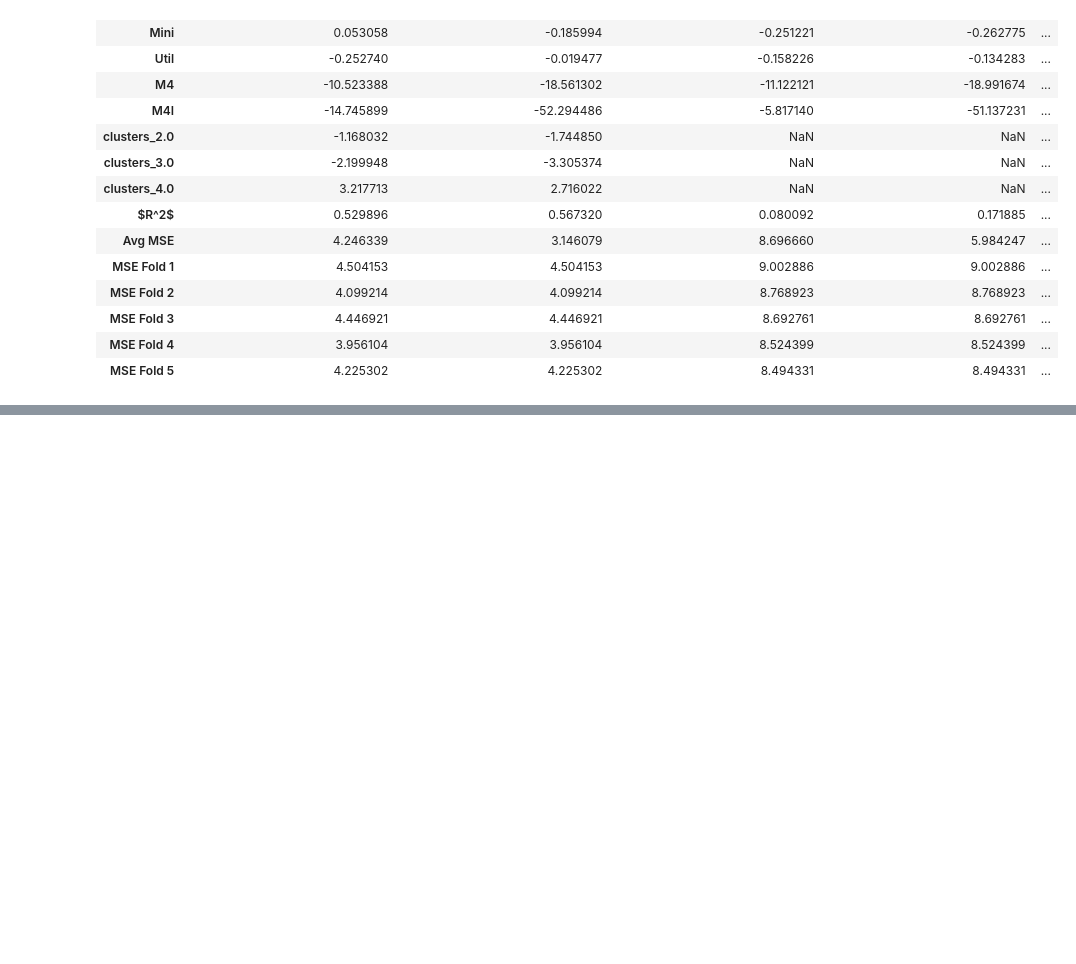
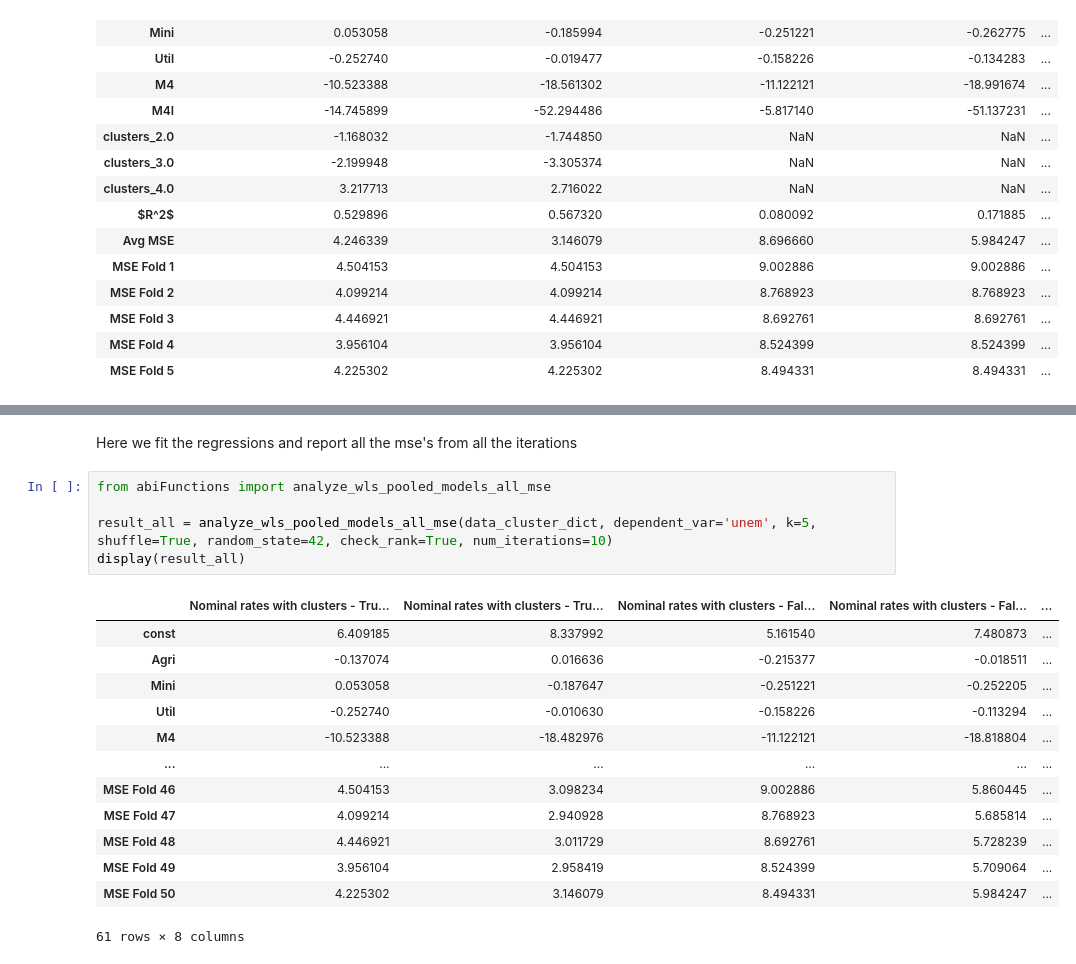
Before and after one commit to abeylystic/AbiodunsProject, a Jupyter notebook: Summer project update/New Updates/Nominal_WLS_PooledOLS.ipynb, the cells around one changed output, grey strips where cells are left out. Drawn from its saved outputs; the diff is of its cells as text; blank space fills up the shorter version.

```diff
--- a/Summer project update/New Updates/Nominal_WLS_PooledOLS.ipynb
+++ b/Summer project update/New Updates/Nominal_WLS_PooledOLS.ipynb
@@ -221,0 +222,21 @@ display(result_df)
+# %% [markdown]
+Here we fit the regressions and report all the mse's from all the iterations
+# %%
+from abiFunctions import analyze_wls_pooled_models_all_mse
+
+result_all = analyze_wls_pooled_models_all_mse(data_cluster_dict, dependent_var='unem', k=5, shuffle=True, random_state=42, check_rank=True, num_iterations=10)
+display(result_all)
+# %% [output]
+|  | Nominal rates with clusters - Tru... | Nominal rates with clusters - Tru... | Nominal rates with clusters - Fal... | Nominal rates with clusters - Fal... | ... |
+| const | 6.409185 | 8.337992 | 5.161540 | 7.480873 | ... |
+| Agri | -0.137074 | 0.016636 | -0.215377 | -0.018511 | ... |
+| Mini | 0.053058 | -0.187647 | -0.251221 | -0.252205 | ... |
+| Util | -0.252740 | -0.010630 | -0.158226 | -0.113294 | ... |
+| M4 | -10.523388 | -18.482976 | -11.122121 | -18.818804 | ... |
+| ... | ... | ... | ... | ... | ... |
+| MSE Fold 46 | 4.504153 | 3.098234 | 9.002886 | 5.860445 | ... |
+| MSE Fold 47 | 4.099214 | 2.940928 | 8.768923 | 5.685814 | ... |
+| MSE Fold 48 | 4.446921 | 3.011729 | 8.692761 | 5.728239 | ... |
+| MSE Fold 49 | 3.956104 | 2.958419 | 8.524399 | 5.709064 | ... |
+| MSE Fold 50 | 4.225302 | 3.146079 | 8.494331 | 5.984247 | ... |
+61 rows × 8 columns
```
Also changed, not shown: parts of 10 cells of this notebook, 1 other file.
